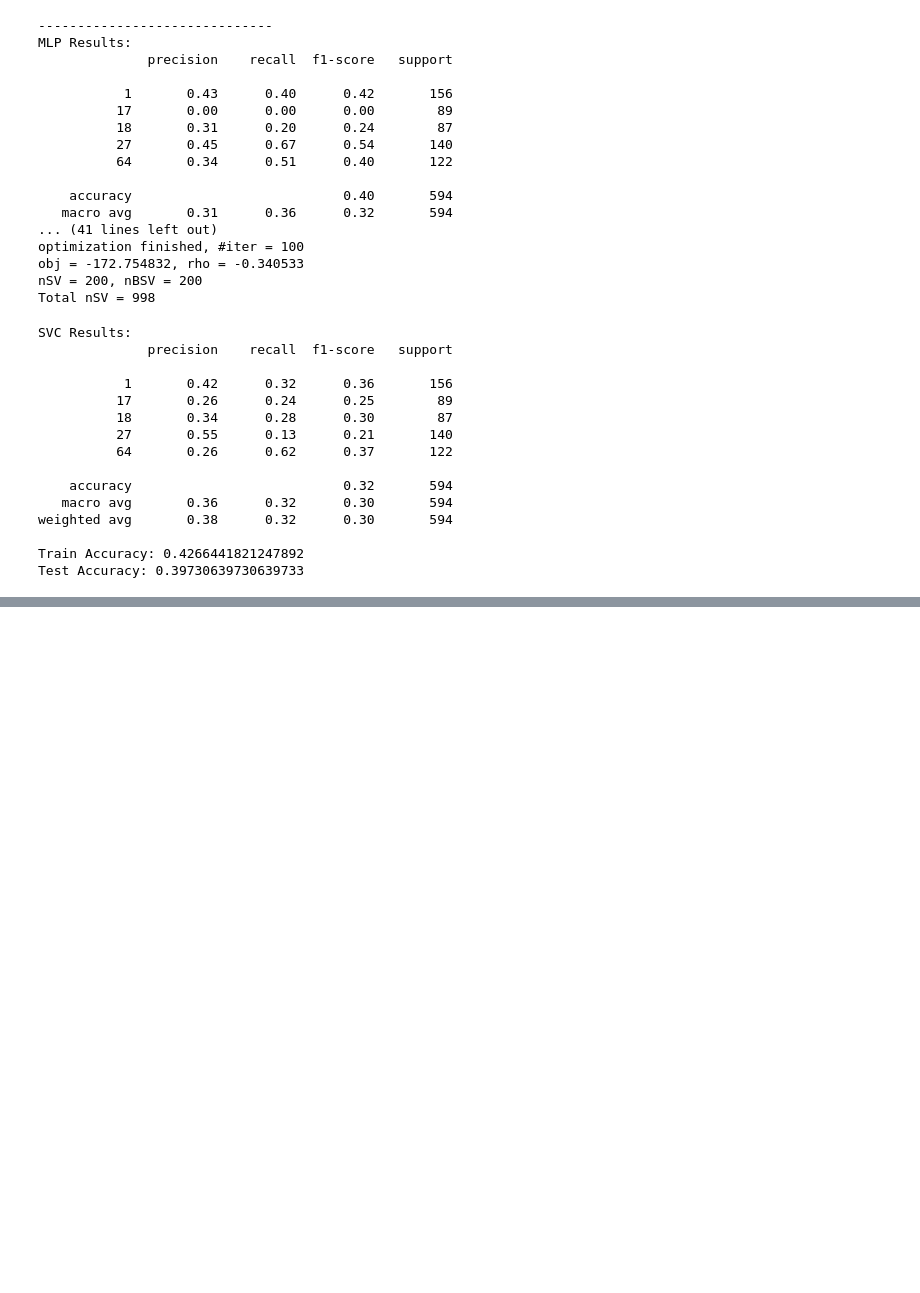
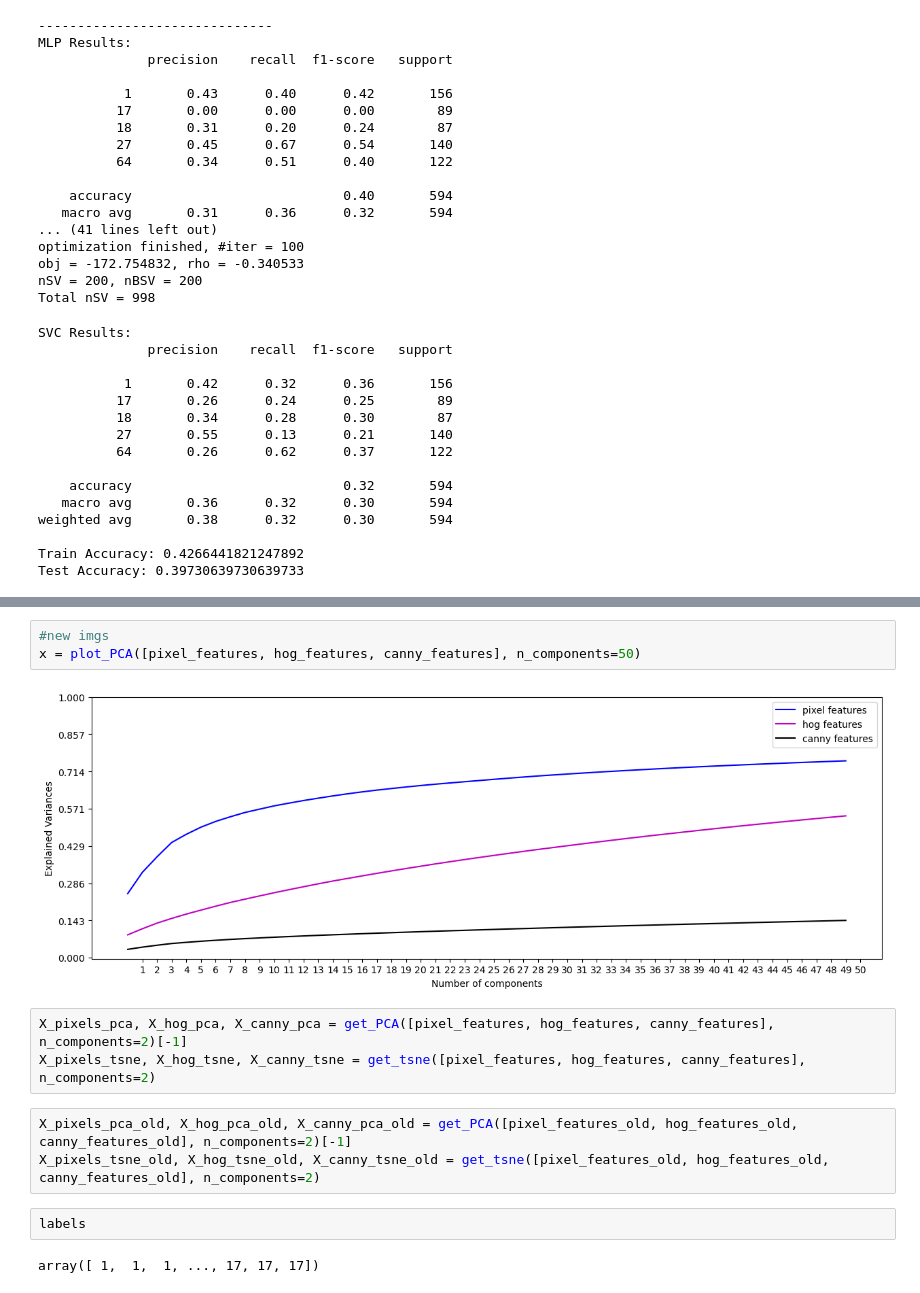
Before and after one commit to GWilson97/household_classifier, a Jupyter notebook: baseline_modeling.ipynb, the cells around one changed output, grey strips where cells are left out. Drawn from its saved outputs; the diff is of its cells as text; blank space fills up the shorter version.

```diff
--- a/baseline_modeling.ipynb
+++ b/baseline_modeling.ipynb
@@ -466,0 +573,15 @@ Test Accuracy: 0.39730639730639733
+# %%
+#new imgs
+x = plot_PCA([pixel_features, hog_features, canny_features], n_components=50)
+# %% [output]
+[figure, added]
+# %%
+X_pixels_pca, X_hog_pca, X_canny_pca = get_PCA([pixel_features, hog_features, canny_features], n_components=2)[-1]
+X_pixels_tsne, X_hog_tsne, X_canny_tsne = get_tsne([pixel_features, hog_features, canny_features], n_components=2)
+# %%
+X_pixels_pca_old, X_hog_pca_old, X_canny_pca_old = get_PCA([pixel_features_old, hog_features_old, canny_features_old], n_components=2)[-1]
+X_pixels_tsne_old, X_hog_tsne_old, X_canny_tsne_old = get_tsne([pixel_features_old, hog_features_old, canny_features_old], n_components=2)
+# %%
+labels
+# %% [output]
+array([ 1,  1,  1, ..., 17, 17, 17])
```
Also changed, not shown: parts of 48 cells of this notebook.
